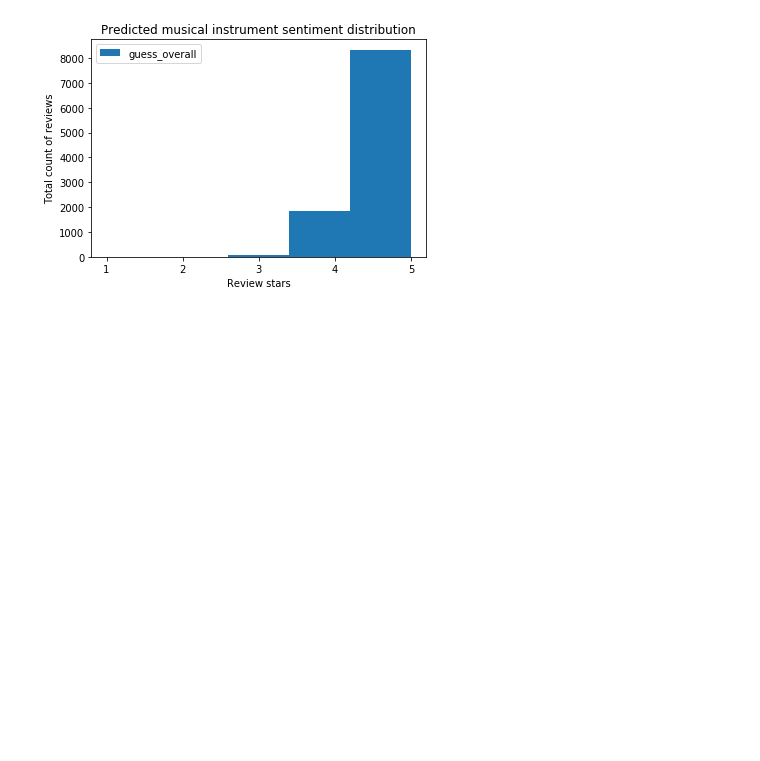
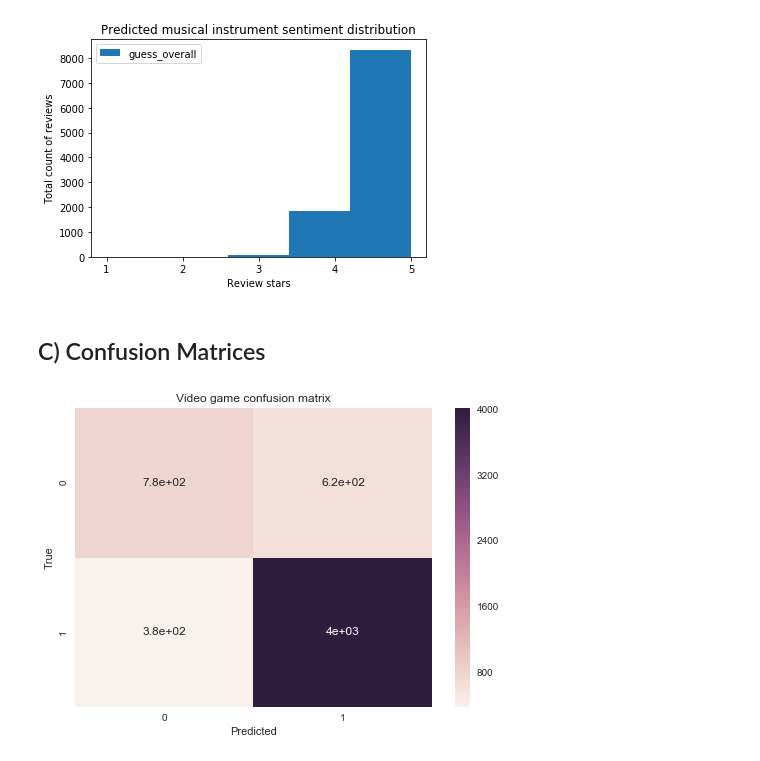
Before and after one commit to heatherThida2/Amazon-SentimentalAnalysis, a Jupyter notebook: sentiment-analysis--amazon_commented.ipynb, the cells around one changed output. Drawn from its saved outputs; the diff is of its cells as text; code cells hidden in the pictures; blank space fills up the shorter version.

Commit message:
add confusion matrices

```diff
--- a/sentiment-analysis--amazon_commented.ipynb
+++ b/sentiment-analysis--amazon_commented.ipynb
@@ -653,3 +653,20 @@ ax.set_ylabel("Total count of reviews")
 plt.show()
 # %% [output]
 [figure]
+# %% [markdown]
+## C) Confusion Matrices
+# %%
+from sklearn.metrics import confusion_matrix
+import seaborn as sb
+
+y_true = vg_test_lr_df['good']
+y_predict = vg_test_lr_df['guess_good']
+
+vg_lf_cm = confusion_matrix(y_true, y_predict)
+hmap = sb.heatmap(vg_lf_cm, annot=True)
+hmap.set_xlabel("Predicted")
+hmap.set_ylabel("True")
+hmap.set_title("Video game logistic regression confusion matrix")
+plt.show()
+# %% [output]
+[figure, added]
```
Also changed, not shown: parts of 3 cells of this notebook.
